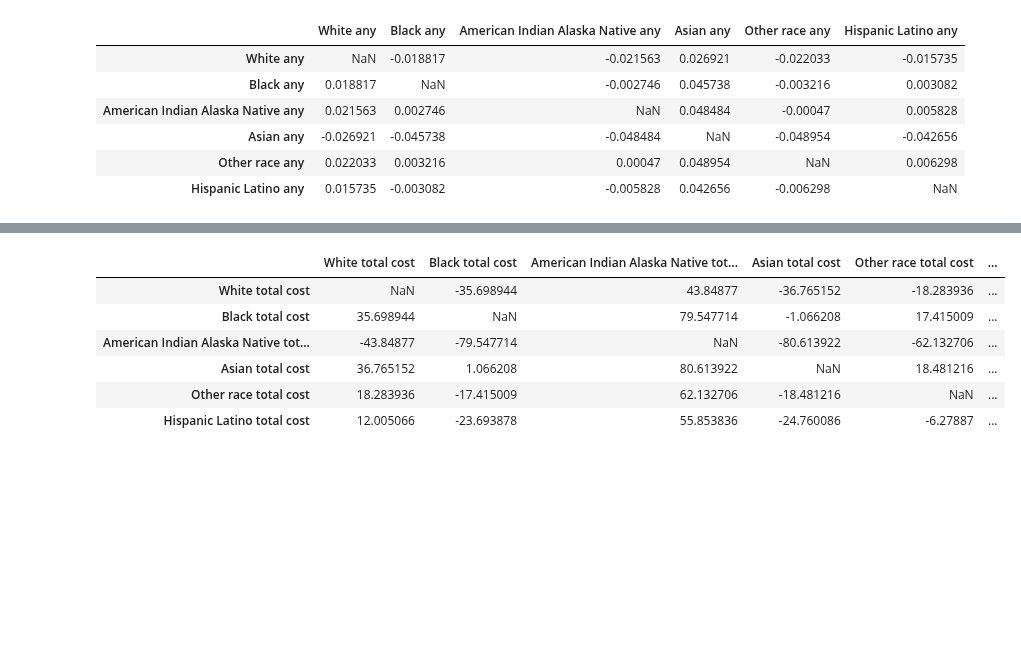
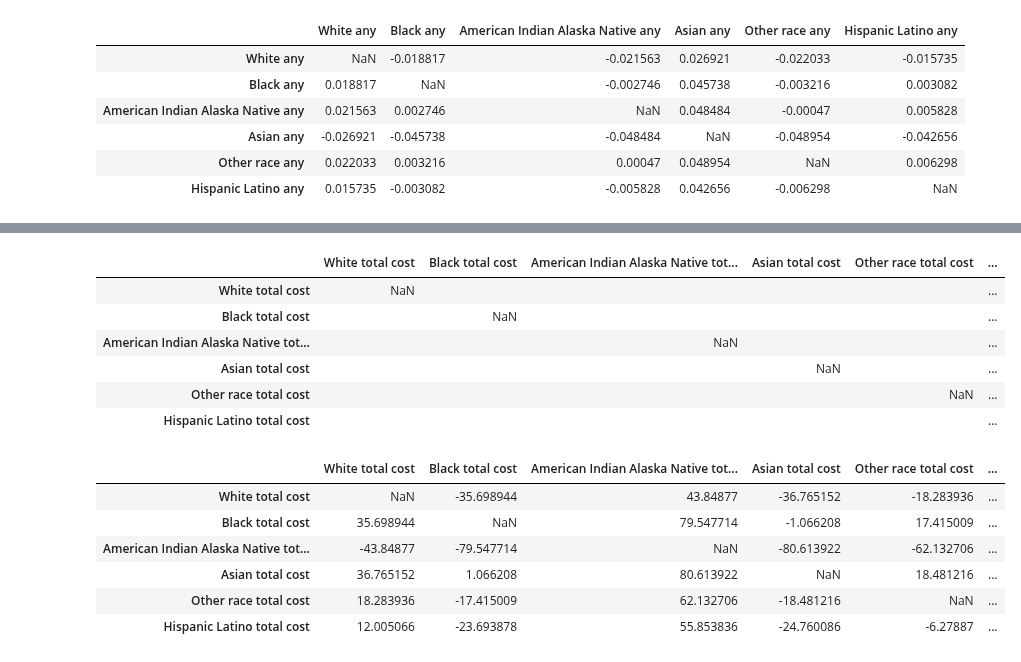
Before and after one commit to franc703/ecrq_stats, a Jupyter notebook: notebooks/produce_stats2.ipynb, the cells around one changed output, grey strips where cells are left out. Drawn from its saved outputs; the diff is of its cells as text; code cells hidden in the pictures; blank space fills up the shorter version.

```diff
--- a/notebooks/produce_stats2.ipynb
+++ b/notebooks/produce_stats2.ipynb
@@ -505,3 +623,29 @@ matrix2
 | Asian high rated | 0.050509 | -0.018069 | 0.058481 | NaN | 0.008756 | ... |
 | Other race high rated | 0.041752 | -0.026825 | 0.049724 | -0.008756 | NaN | ... |
 | Hispanic Latino high rated | 0.033263 | -0.035314 | 0.041235 | -0.017245 | -0.008489 | ... |
+# %%
+# Create an empty dataframe for the significance
+significance_matrix3 = pd.DataFrame(index=race_variables3, columns=race_variables3)
+# Create an empty dataframe for the matrix
+matrix3 = pd.DataFrame(index=race_variables3, columns=race_variables3)
+
+for row_var in race_variables3:
+    for col_var in race_variables3:
+        if row_var != col_var:
+            row_weighted_sample = weighted_sample(data[row_var], data[weight_map3[row_var]])
+            col_weighted_sample = weighted_sample(data[col_var], data[weight_map3[col_var]])
+
+            # Perform a t-test
+            t_stat, p_value = stats.ttest_ind(row_weighted_sample, col_weighted_sample)
+
+            # Calculate the weighted means
+            row_weighted_mean = (
+                data[row_var] * data[weight_map3[row_var]]
+            ).sum() / data[weight_map3[row_var]].sum()
+            col_weighted_mean = (
+                data[col_var] * data[weight_map3[col_var]]
+            ).sum() / data[weight_map3[col_var]].sum()
+
+            # Store the difference and significance
+            matrix3.loc[row_var, col_var] = row_weighted_mean - col_weighted_mean
+            significance_matrix3.loc[row_var, col_var] = '*' if p_value < 0.05 else ''
@@ -508,3 +662,13 @@ matrix2
+# %%
+significance_matrix3
+# %% [output]
+|  | White total cost | Black total cost | American Indian Alaska Native tot... | Asian total cost | Other race total cost | ... |
+| White total cost | NaN |  |  |  |  | ... |
+| Black total cost |  | NaN |  |  |  | ... |
+| American Indian Alaska Native tot... |  |  | NaN |  |  | ... |
+| Asian total cost |  |  |  | NaN |  | ... |
+| Other race total cost |  |  |  |  | NaN | ... |
+| Hispanic Latino total cost |  |  |  |  |  | ... |
 # %%
 # Matrix of differences
 # Create an empty dataframe for the matrix
```
Also changed, not shown: parts of 12 cells of this notebook, 1 other file.
